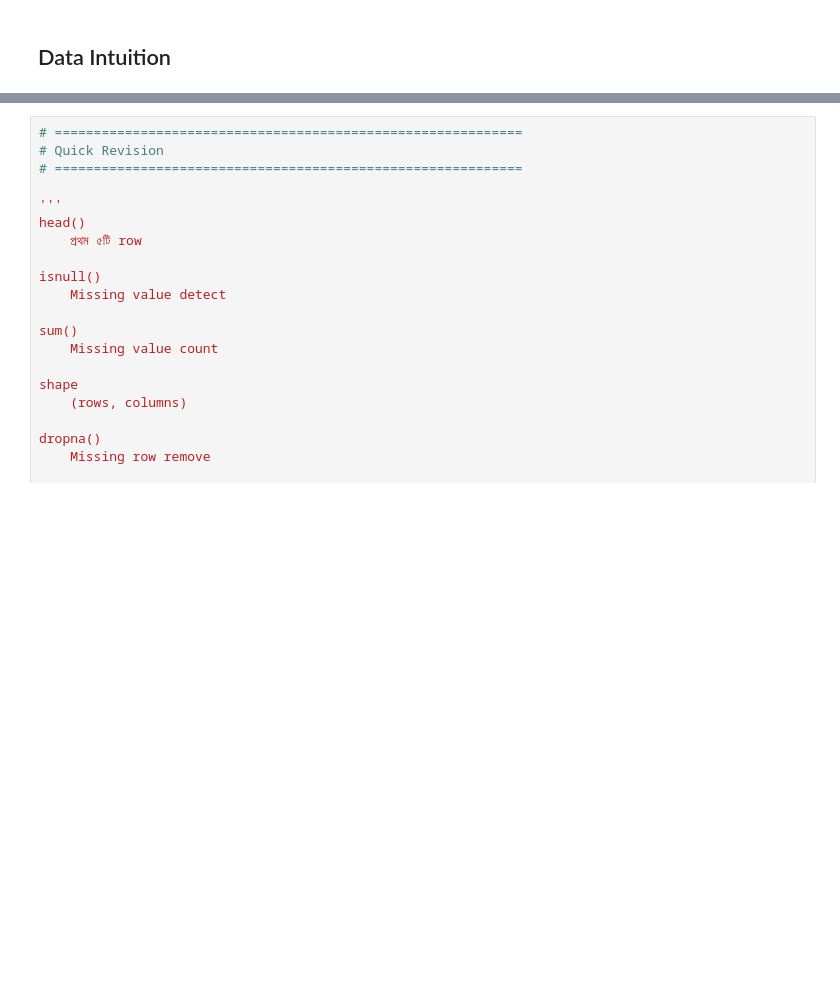
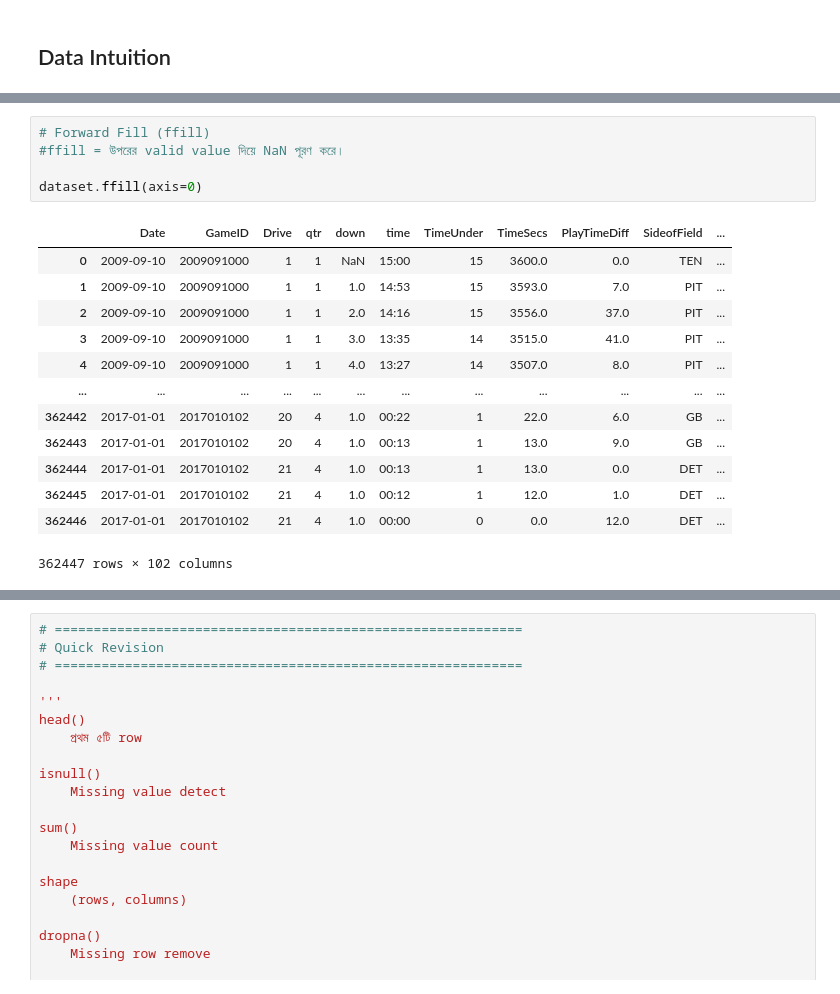
Before and after one commit to jihad-islam/Learning-ML, a Jupyter notebook: 4.Data_Cleaning/1.handaling_missing_values.ipynb, the cells around one changed output, grey strips where cells are left out. Saved outputs shown, nothing was run; the diff lists cells and outputs as text; blank space fills up the shorter version.

```diff
--- a/4.Data_Cleaning/1.handaling_missing_values.ipynb
+++ b/4.Data_Cleaning/1.handaling_missing_values.ipynb
@@ -188 +212,20 @@ subset_nfl_data.bfill(axis=0)
+# %%
+# Forward Fill (ffill)
+#ffill = উপরের valid value দিয়ে NaN পূরণ করে।
+
+dataset.ffill(axis=0)
+# %% [output]
+|  | Date | GameID | Drive | qtr | down | time | TimeUnder | TimeSecs | PlayTimeDiff | SideofField | ... |
+| 0 | 2009-09-10 | 2009091000 | 1 | 1 | NaN | 15:00 | 15 | 3600.0 | 0.0 | TEN | ... |
+| 1 | 2009-09-10 | 2009091000 | 1 | 1 | 1.0 | 14:53 | 15 | 3593.0 | 7.0 | PIT | ... |
+| 2 | 2009-09-10 | 2009091000 | 1 | 1 | 2.0 | 14:16 | 15 | 3556.0 | 37.0 | PIT | ... |
+| 3 | 2009-09-10 | 2009091000 | 1 | 1 | 3.0 | 13:35 | 14 | 3515.0 | 41.0 | PIT | ... |
+| 4 | 2009-09-10 | 2009091000 | 1 | 1 | 4.0 | 13:27 | 14 | 3507.0 | 8.0 | PIT | ... |
+| ... | ... | ... | ... | ... | ... | ... | ... | ... | ... | ... | ... |
+| 362442 | 2017-01-01 | 2017010102 | 20 | 4 | 1.0 | 00:22 | 1 | 22.0 | 6.0 | GB | ... |
+| 362443 | 2017-01-01 | 2017010102 | 20 | 4 | 1.0 | 00:13 | 1 | 13.0 | 9.0 | GB | ... |
+| 362444 | 2017-01-01 | 2017010102 | 21 | 4 | 1.0 | 00:13 | 1 | 13.0 | 0.0 | DET | ... |
+| 362445 | 2017-01-01 | 2017010102 | 21 | 4 | 1.0 | 00:12 | 1 | 12.0 | 1.0 | DET | ... |
+| 362446 | 2017-01-01 | 2017010102 | 21 | 4 | 1.0 | 00:00 | 0 | 0.0 | 12.0 | DET | ... |
+362447 rows × 102 columns
 # %%
```
Also changed, not shown: parts of 18 cells of this notebook.
